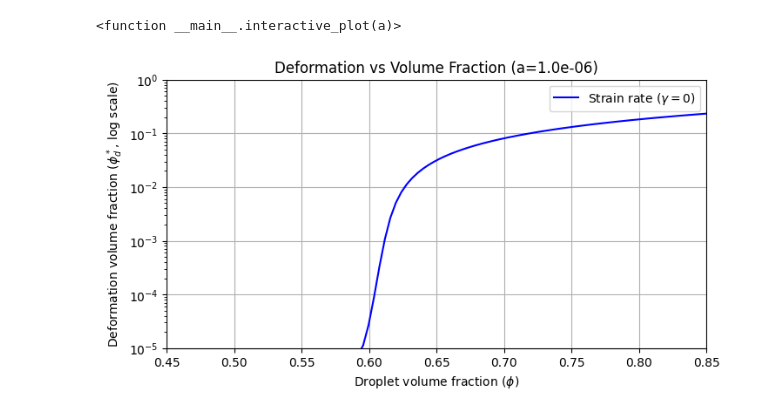
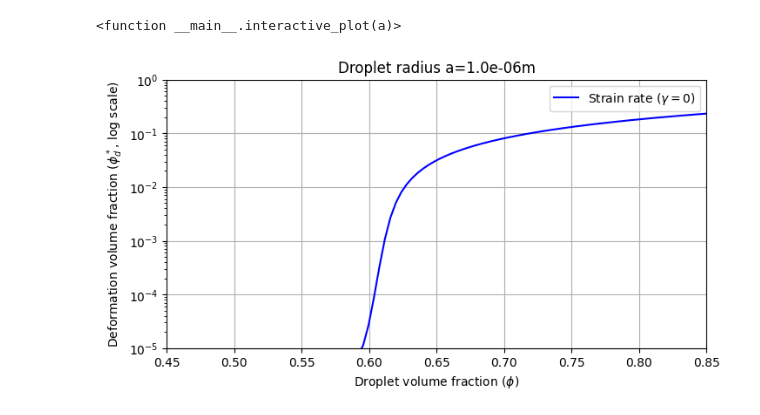
Before and after one commit to inxslynne/thesisproject, a Jupyter notebook: Kim&Mason/py-kimmason-final.ipynb, the cells around one changed output. Saved outputs shown, nothing was run; the diff lists cells and outputs as text; code cells hidden in the pictures.

```diff
--- a/Kim&Mason/py-kimmason-final.ipynb
+++ b/Kim&Mason/py-kimmason-final.ipynb
@@ -676,32 +674,32 @@ import matplotlib.pyplot as plt
 from matplotlib.animation import FuncAnimation, PillowWriter
 
 
 phi_values = np.linspace(0.45, 0.85, 100)
 a_values = np.logspace(-8, -6, 200)
 
 fig, ax = plt.subplots(figsize=(8, 4))
 line, = ax.plot([], [], color='blue', label='Strain rate ($\gamma=0$)')
 ax.set_xlim(0.45, 0.85)
 ax.set_ylim(1e-5, 1e0)
 ax.set_yscale('log')
 ax.set_xlabel(r'Droplet volume fraction ($\phi$)')
 ax.set_ylabel(r'Deformation volume fraction ($\phi_d^*$, log scale)')
 ax.legend()
 ax.grid(True)
 
 def update(frame):
     a = a_values[frame]
     phi_d_values = [find_min_phi_d(phi, 0, a)[0] for phi in phi_values]
     line.set_data(phi_values, phi_d_values)
-    ax.set_title(f'Deformation vs Volume Fraction (a={a:.1e})')
+    ax.set_title(f'Droplet radius a={a:.1e}m')
     return line,
 
 # Create animation
 ani = FuncAnimation(fig, update, frames=len(a_values), blit=True)
 
 # Save animation as GIF
 ani.save('deformation_vs_volume_fraction.gif', writer=PillowWriter(fps=10))
 
 plt.show()
 # %% [output]
-[figure, old version]
+[figure, new version]
```
Also changed, not shown: parts of 12 cells of this notebook, 3 other files.
